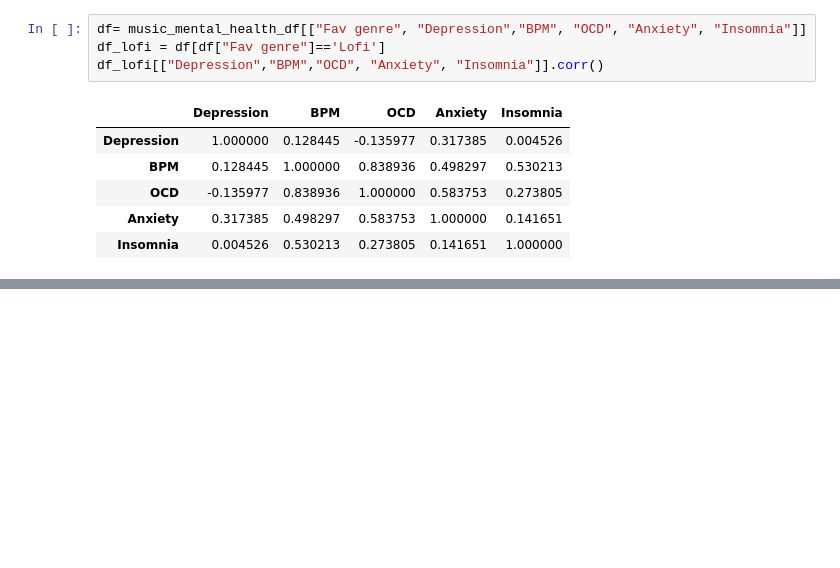
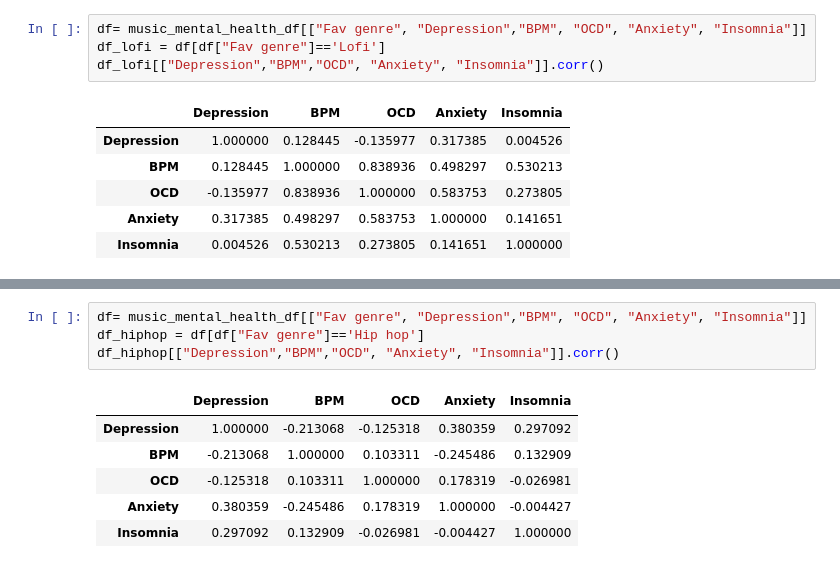
Before and after one commit to jdanielle12/project1, a Jupyter notebook: music_and_mental_health.ipynb, the cells around one changed output, grey strips where cells are left out. Saved outputs shown, nothing was run; the diff lists cells and outputs as text; blank space fills up the shorter version.

```diff
--- a/music_and_mental_health.ipynb
+++ b/music_and_mental_health.ipynb
@@ -99,0 +111,11 @@ df_lofi[["Depression","BPM","OCD", "Anxiety", "Insomnia"]].corr()
+# %%
+df= music_mental_health_df[["Fav genre", "Depression","BPM", "OCD", "Anxiety", "Insomnia"]]
+df_hiphop = df[df["Fav genre"]=='Hip hop']
+df_hiphop[["Depression","BPM","OCD", "Anxiety", "Insomnia"]].corr()
+# %% [output]
+|  | Depression | BPM | OCD | Anxiety | Insomnia |
+| Depression | 1.000000 | -0.213068 | -0.125318 | 0.380359 | 0.297092 |
+| BPM | -0.213068 | 1.000000 | 0.103311 | -0.245486 | 0.132909 |
+| OCD | -0.125318 | 0.103311 | 1.000000 | 0.178319 | -0.026981 |
+| Anxiety | 0.380359 | -0.245486 | 0.178319 | 1.000000 | -0.004427 |
+| Insomnia | 0.297092 | 0.132909 | -0.026981 | -0.004427 | 1.000000 |
```
Also changed, not shown: parts of 1 cell of this notebook.
